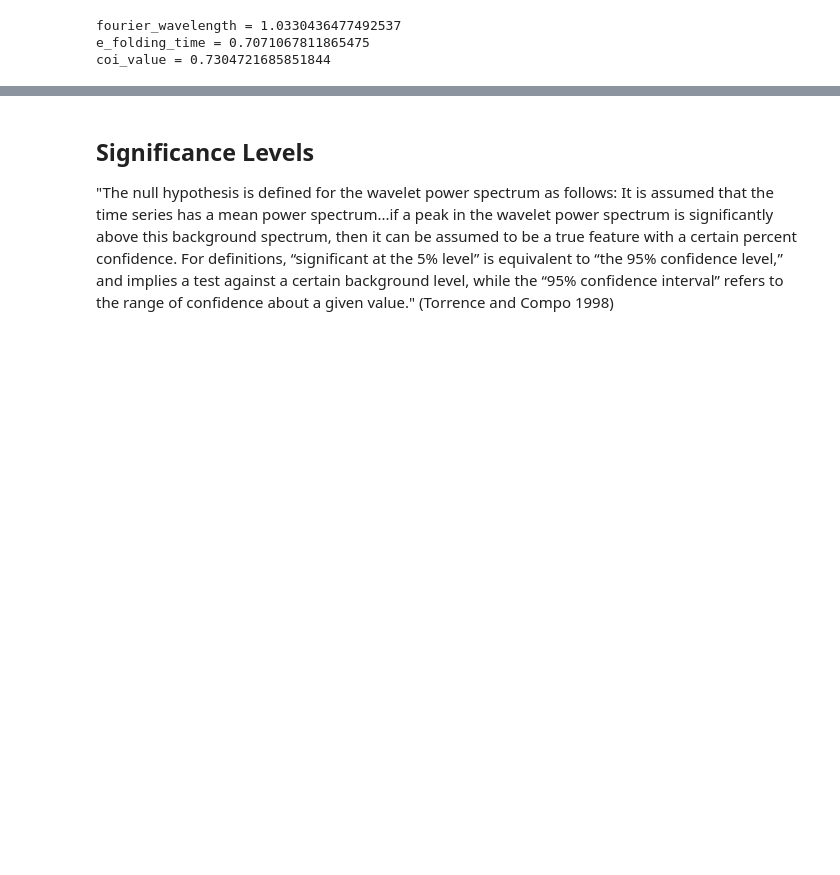
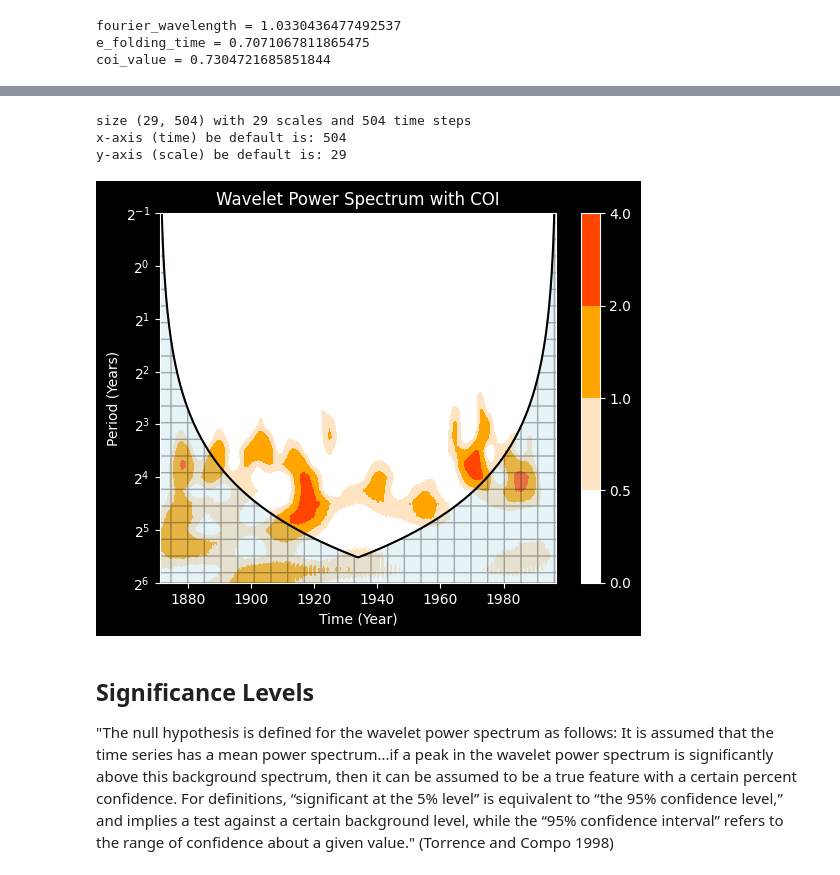
Before and after one commit to cyschneck/wavelet-tutorial, a Jupyter notebook: wavelet_nino.ipynb, the cells around one changed output, grey strips where cells are left out. Drawn from its saved outputs; the diff is of its cells as text; code cells hidden in the pictures; blank space fills up the shorter version.

```diff
--- a/wavelet_nino.ipynb
+++ b/wavelet_nino.ipynb
@@ -313,3 +314,57 @@ sst_data length is equal coi length = True
+# %%
+wavelet_mother = "cmor1.5-1.0" # Morlet in Torrence/Compo cooresponds to cmor in PyWavelets -> https://github.com/PyWavelets/pywt/issues/522#issuecomment-539227912
+
+s0 = 2*dt # smallest scale
+J1 = 7 / dj
+j = np.arange(0, J1 + 1)
+scales = s0 * 2 ** (j * dj)
+dj = 0.25 # spacing between discrete scales
+
+wavelet_coeffs, freqs = pywt.cwt(data=sst_data,
+                                 scales=scales,
+                                 wavelet=wavelet_mother)
+# Shape of wavelet transform
+print(f"size {wavelet_coeffs.shape} with {wavelet_coeffs.shape[0]} scales and {wavelet_coeffs.shape[1]} time steps")
+print(f"x-axis (time) be default is: {wavelet_coeffs.shape[1]}")
+print(f"y-axis (scale) be default is: {wavelet_coeffs.shape[0]}")
+
+levels = [0, 0.5, 1, 2, 4]
+power = np.power((abs(wavelet_coeffs)), 2)  # compare the power spectrum
+period = 1 / freqs
+
+import warnings
+warnings.filterwarnings('ignore')
+
+fig, ax = plt.subplots()
+plt.style.use('dark_background')
+CS = plt.contourf(time_range, period, power, len(levels))
+im = plt.contourf(CS, levels=levels,
+    colors=['white', 'bisque', 'orange', 'orangered', 'darkred'])
+
+# plot COI
+plt.fill_between(x=time_range,
+                 y1=coi_data * 0 + period[-1],
+                 y2=coi_data,
+                 edgecolor="Black",
+                 facecolor="lightblue",
+                 alpha=0.3,
+                 hatch='+')
+plt.plot(time_range, coi_data,
+         color='Black')
+
+plt.xlabel("Time (Year)")
+plt.ylabel("Period (Years)")
+plt.title("Wavelet Power Spectrum with COI")
+ax.set_yscale('log', base=2)
+plt.ylim([np.min(period), np.max(period)])
+ax.invert_yaxis()
+plt.colorbar()
+plt.show()
+# %% [output]
+size (29, 504) with 29 scales and 504 time steps
+x-axis (time) be default is: 504
+y-axis (scale) be default is: 29
+[figure, added]
 # %% [markdown]
 ## Significance Levels
 
```
Also changed, not shown: parts of 2 cells of this notebook.
